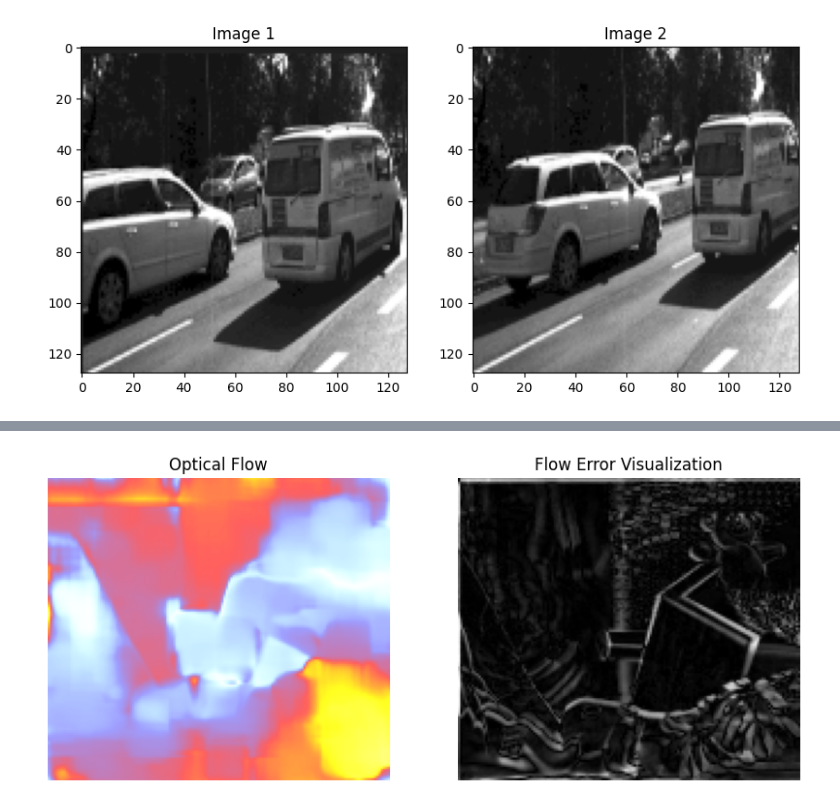
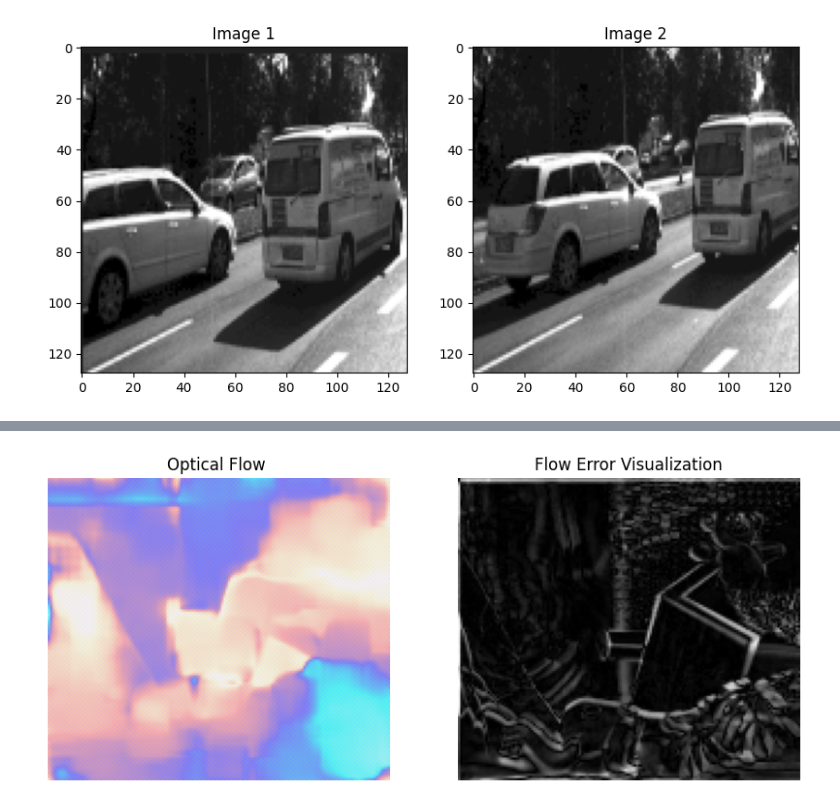
Before and after one commit to nimrashaheen001/Programming_for_AI, a Jupyter notebook: CvAssignment_3.ipynb, the cells around one changed output, grey strips where cells are left out. Drawn from its saved outputs; the diff is of its cells as text; code cells hidden in the pictures.

```diff
--- a/CvAssignment_3.ipynb
+++ b/CvAssignment_3.ipynb
@@ -103,8 +299,6 @@ if img1 is None or img2 is None:
 
 # Resize img2 to match img1's dimensions
 img2 = cv2.resize(img2, (img1.shape[1], img1.shape[0]))
-
-# Now, the images should have the same dimensions dimensions")
 
 # Compute optical flow using Farneback method
 flow = cv2.calcOpticalFlowFarneback(img1, img2, None, 0.5, 3, 15, 3, 5, 1.2, 0)
@@ -120,34 +314,51 @@ magnitude = cv2.normalize(magnitude, None, 0, 255, cv2.NORM_MINMAX)
 # Create a blank image for visualization
 optical_flow_vis = np.zeros((h, w, 3), dtype=np.uint8)
 
 # Assign colors based on direction and magnitude.
 # Here we use a colormap to enhance visibility
 for i in range(h):
     for j in range(w):
-        # Calculate RGB colors based on the angle
         if magnitude[i, j] > 0:  # Avoid zero division
             color = cv2.applyColorMap(np.array([[magnitude[i, j]]], dtype=np.uint8), cv2.COLORMAP_JET)[0][0]
             optical_flow_vis[i, j] = color * (magnitude[i, j] / 255)  # Scale by magnitude
+
+# Create light background colors (alternating between light blue and light pink)
+background = np.zeros((h, w, 3), dtype=np.uint8)
+light_blue = (173, 216, 230)  # Light blue color (BGR)
+light_pink = (255, 182, 193)  # Light pink color (BGR)
+
+# Alternate between light blue and light pink for the background
+for i in range(h):
+    for j in range(w):
+        color = light_blue if (i + j) % 2 == 0 else light_pink
+        background[i, j] = color
 
 # Optionally, invert the colors for effect (like in reference image)
 optical_flow_vis = 255 - optical_flow_vis
 
 # Visualize flow error as the difference between images
 flow_error = cv2.absdiff(img1, img2)
 
+# Overlay the flow visualization on the background
+alpha = 0.7  # Control the transparency of the flow visualization
+beta = 1 - alpha
+final_output = cv2.addWeighted(optical_flow_vis, alpha, background, beta, 0)
+
 # Plot results
 plt.figure(figsize=(10, 10))
 
+# Display the optical flow with light background
 plt.subplot(1, 2, 1)
-plt.title('Optical Flow')
-plt.imshow(optical_flow_vis)
+plt.title('Optical Flow ')
+plt.imshow(cv2.cvtColor(final_output, cv2.COLOR_BGR2RGB))
 plt.axis('off')
 
+# Display the flow error visualization
 plt.subplot(1, 2, 2)
 plt.title('Flow Error Visualization')
 plt.imshow(flow_error, cmap='gray')  # Visualize error as difference
 plt.axis('off')
 
 plt.show()
 # %% [output]
-[figure, old version]
+[figure, new version]
```
Also changed, not shown: parts of 6 cells of this notebook.
